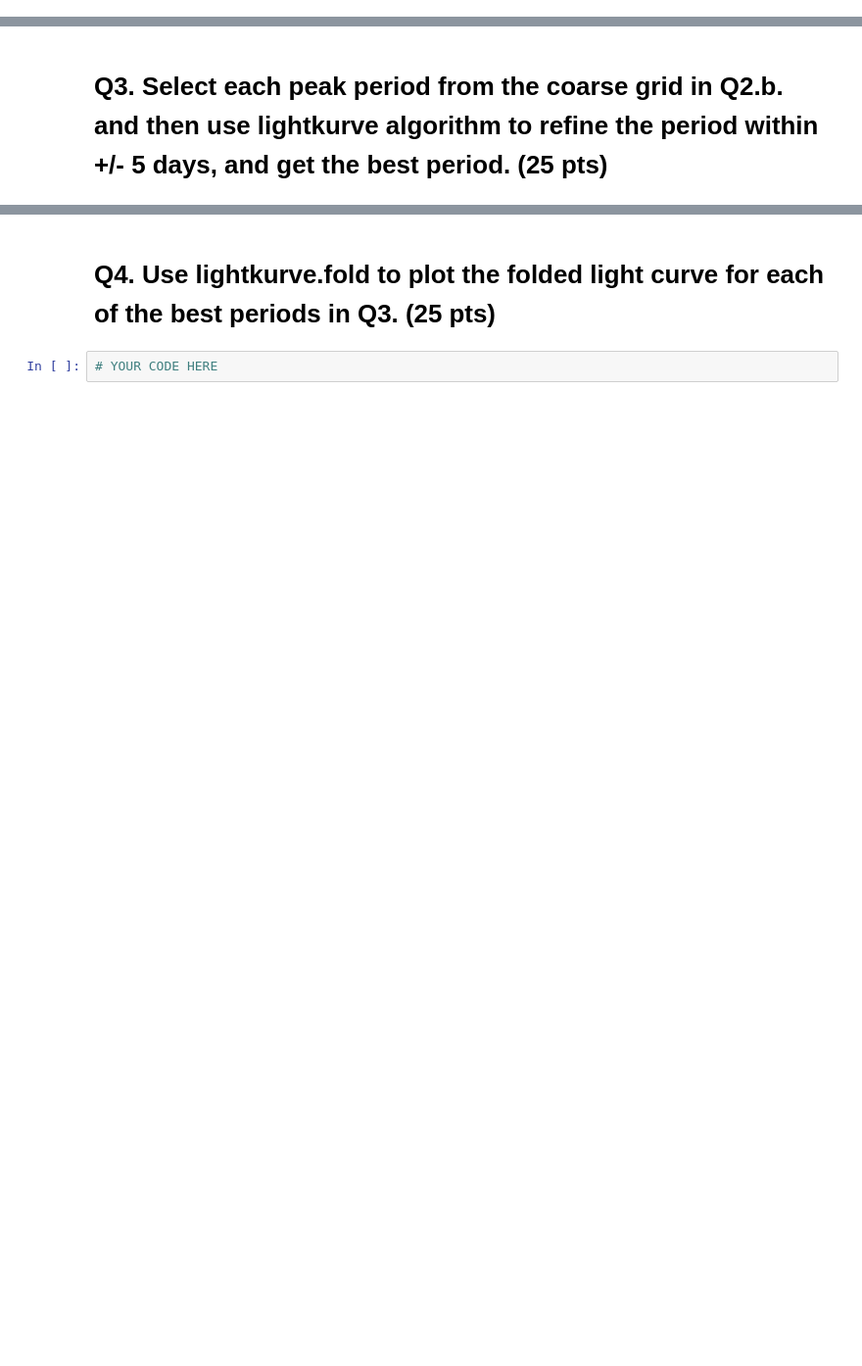
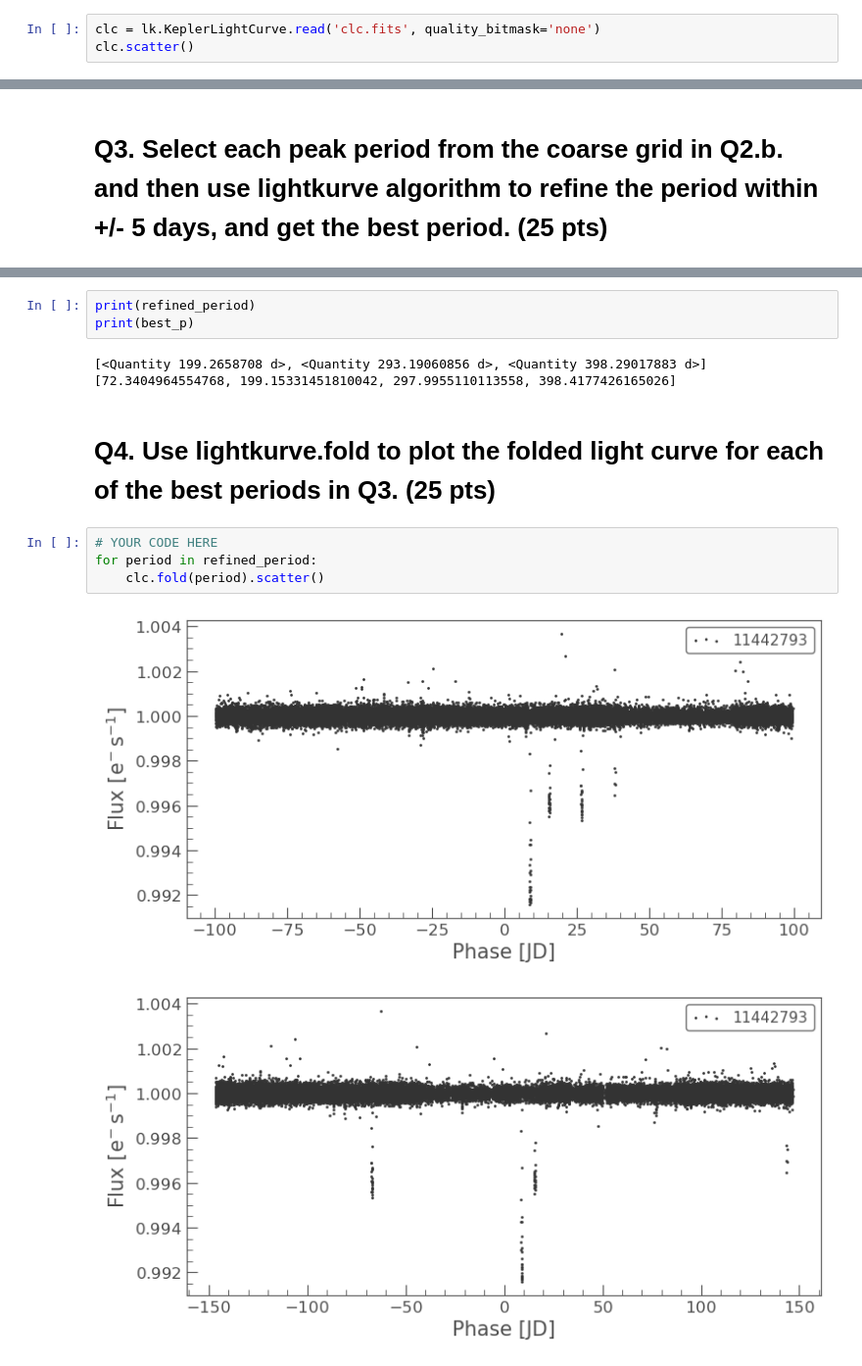
Before and after one commit to gnarayan/ast596_2023_Spring, a Jupyter notebook: homework/HaillePerkins/05/hw05.ipynb, the cells around one changed output, grey strips where cells are left out. Shown at 98% size. Saved outputs shown, nothing was run; the diff lists cells and outputs as text; blank space fills up the shorter version.

```diff
--- a/homework/HaillePerkins/05/hw05.ipynb
+++ b/homework/HaillePerkins/05/hw05.ipynb
@@ -75,0 +69,3 @@ pgram.plot()
+# %%
+clc = lk.KeplerLightCurve.read('clc.fits', quality_bitmask='none')
+clc.scatter()
@@ -88,4 +171,15 @@ pgram.plot()
+# %%
+print(refined_period)
+print(best_p)
+# %% [output]
+[<Quantity 199.2658708 d>, <Quantity 293.19060856 d>, <Quantity 398.29017883 d>]
+[72.3404964554768, 199.15331451810042, 297.9955110113558, 398.4177426165026]
 # %% [markdown]
 # Q4. Use lightkurve.fold to plot the folded light curve for each of the best periods in Q3. (25 pts)
 # %%
 # YOUR CODE HERE
+for period in refined_period:
+    clc.fold(period).scatter()
+# %% [output]
+[figure, added]
+[figure, added]
```
Also changed, not shown: parts of 21 cells of this notebook, 1 other file.
